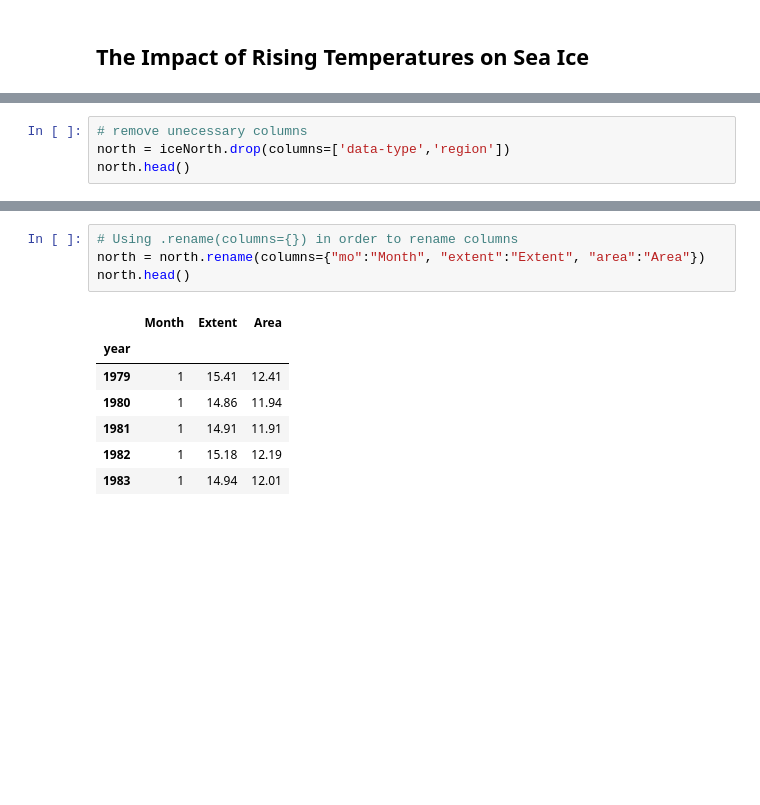
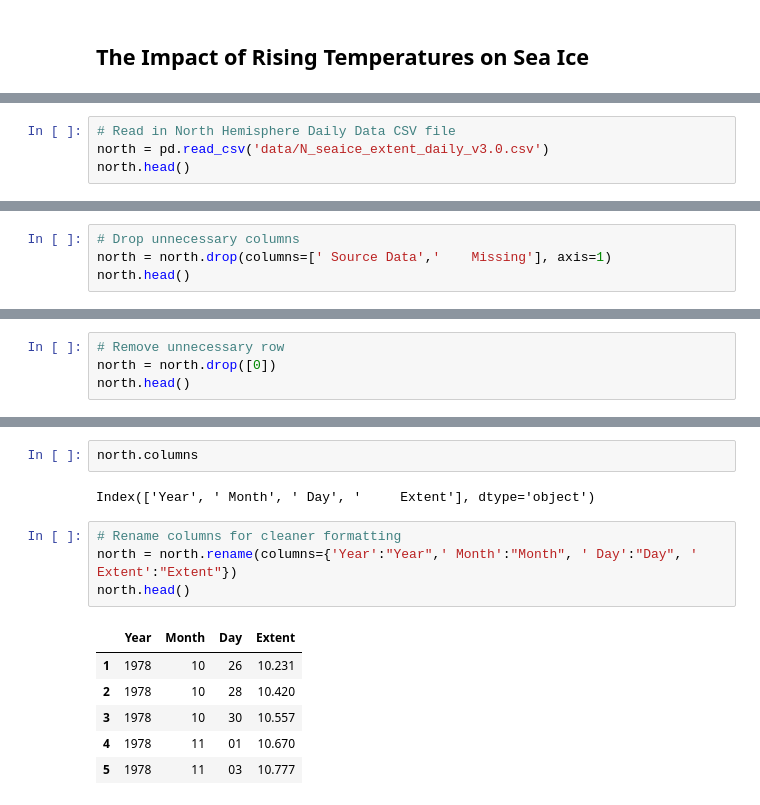
Before and after one commit to LisaHarrison08/globalWarming, a Jupyter notebook: Global Warming.ipynb, the cells around one changed output, grey strips where cells are left out. Drawn from its saved outputs; the diff is of its cells as text; blank space fills up the shorter version.

```diff
--- a/Global Warming.ipynb
+++ b/Global Warming.ipynb
@@ -405,0 +393,4 @@ iceNorth
+# %%
+# Read in North Hemisphere Daily Data CSV file
+north = pd.read_csv('data/N_seaice_extent_daily_v3.0.csv')
+north.head()
@@ -410,5 +408,5 @@ Index(['mo', 'data-type', 'region', 'extent', 'area'], dtype='object')
 # %%
-# remove unecessary columns
-north = iceNorth.drop(columns=['data-type','region'])
+# Drop unnecessary columns
+north = north.drop(columns=[' Source Data','    Missing'], axis=1)
 north.head()
 # %% [output]
@@ -421,0 +419,4 @@ north.head()
+# %%
+# Remove unnecessary row
+north = north.drop([0])
+north.head()
@@ -422,12 +430,15 @@ north.head()
+# %%
+north.columns
+# %% [output]
+Index(['Year', ' Month', ' Day', '     Extent'], dtype='object')
 # %%
-# Using .rename(columns={}) in order to rename columns
-north = north.rename(columns={"mo":"Month", "extent":"Extent", "area":"Area"})
+# Rename columns for cleaner formatting
+north = north.rename(columns={'Year':"Year",' Month':"Month", ' Day':"Day", '     Extent':"Extent"})
 north.head()
 # %% [output]
-|  | Month | Extent | Area |
-| year |  |  |  |
-| 1979 | 1 | 15.41 | 12.41 |
-| 1980 | 1 | 14.86 | 11.94 |
-| 1981 | 1 | 14.91 | 11.91 |
-| 1982 | 1 | 15.18 | 12.19 |
-| 1983 | 1 | 14.94 | 12.01 |
+|  | Year | Month | Day | Extent |
+| 1 | 1978 | 10 | 26 | 10.231 |
+| 2 | 1978 | 10 | 28 | 10.420 |
+| 3 | 1978 | 10 | 30 | 10.557 |
+| 4 | 1978 | 11 | 01 | 10.670 |
+| 5 | 1978 | 11 | 03 | 10.777 |
```
Also changed, not shown: parts of 19 cells of this notebook, 3 other files.
